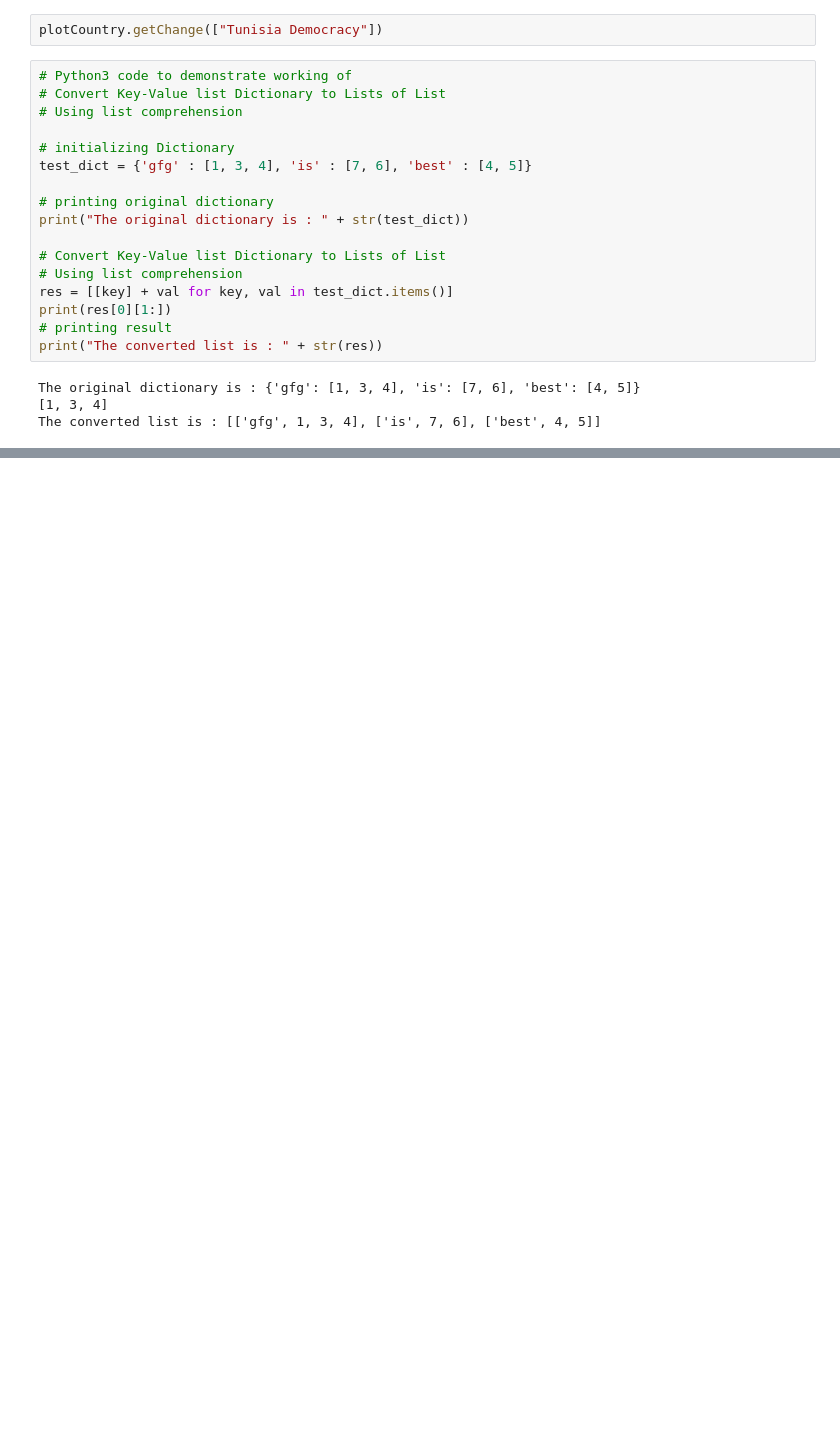
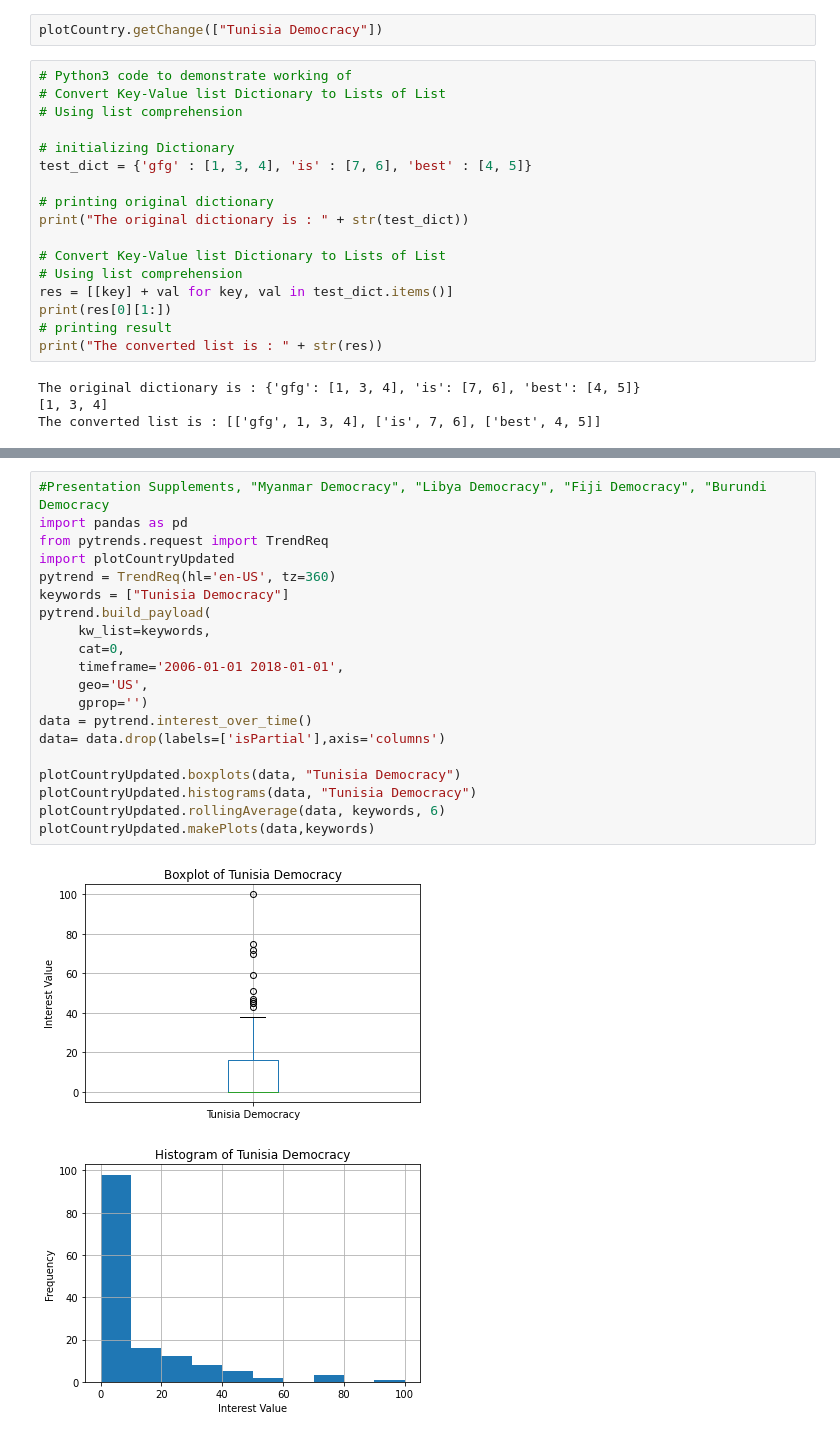
Before and after one commit to olincollege/midterm-project-Erhardt4, a Jupyter notebook: pytrend_test.ipynb, the cells around one changed output, grey strips where cells are left out. Drawn from its saved outputs; the diff is of its cells as text; blank space fills up the shorter version.

```diff
--- a/pytrend_test.ipynb
+++ b/pytrend_test.ipynb
@@ -177,0 +190,23 @@ plotCountryUpdated.boxplots(data, "Python")
+# %%
+#Presentation Supplements, "Myanmar Democracy", "Libya Democracy", "Fiji Democracy", "Burundi Democracy
+import pandas as pd
+from pytrends.request import TrendReq
+import plotCountryUpdated
+pytrend = TrendReq(hl='en-US', tz=360)
+keywords = ["Tunisia Democracy"]
+pytrend.build_payload(
+     kw_list=keywords,
+     cat=0,
+     timeframe='2006-01-01 2018-01-01',
+     geo='US',
+     gprop='')
+data = pytrend.interest_over_time()
+data= data.drop(labels=['isPartial'],axis='columns')
+
+plotCountryUpdated.boxplots(data, "Tunisia Democracy")
+plotCountryUpdated.histograms(data, "Tunisia Democracy")
+plotCountryUpdated.rollingAverage(data, keywords, 6)
+plotCountryUpdated.makePlots(data,keywords)
+# %% [output]
+[figure, added]
+[figure, added]
```
Also changed, not shown: parts of 17 cells of this notebook, 6 other files.
